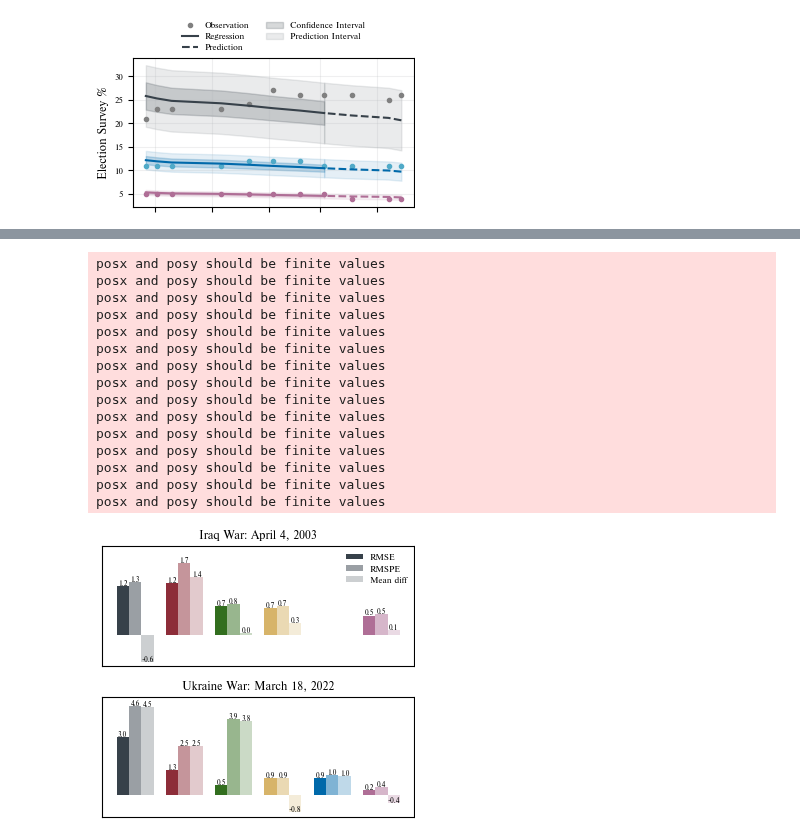
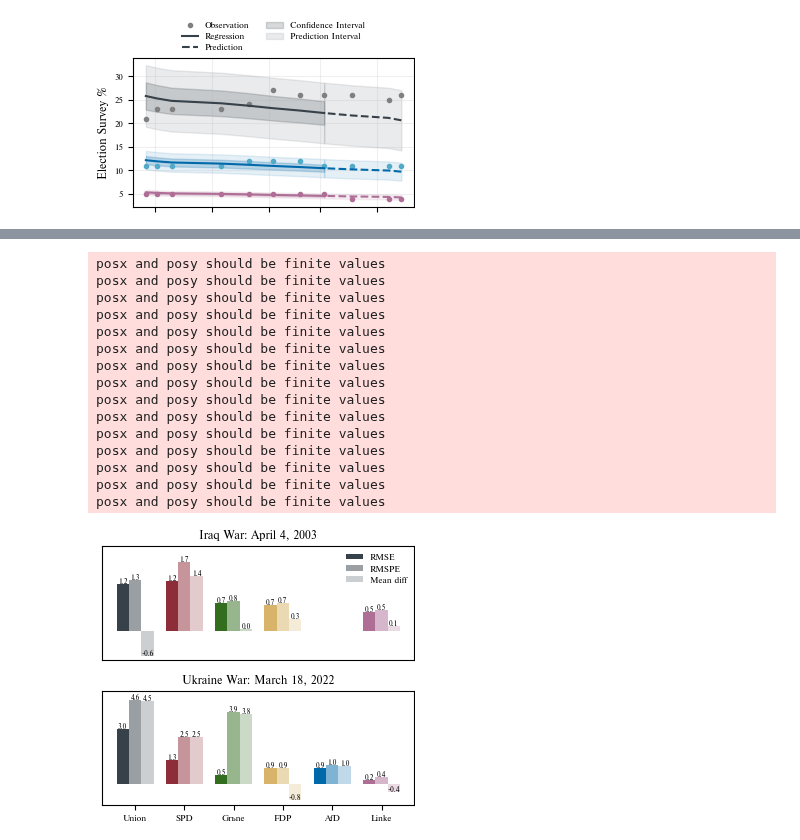
Before and after one commit to schokoblume/Data-Literacy, a Jupyter notebook: Analysis/LinearRegressionPrediction.ipynb, the cells around one changed output, grey strips where cells are left out. Drawn from its saved outputs; the diff is of its cells as text; code cells hidden in the pictures.

```diff
--- a/Analysis/LinearRegressionPrediction.ipynb
+++ b/Analysis/LinearRegressionPrediction.ipynb
@@ -290,38 +290,39 @@ for bars in [bars1, bars2, bars3]:
 bars1 = ax2.bar(bar_positions - bar_width, df_ukraine['RMSE Ukraine'], bar_width, color=[colours_party[partei] for partei in df_ukraine['Party']], alpha=1, label='RMSE')
 bars2 = ax2.bar(bar_positions, df_ukraine['RMSPE Ukraine'], bar_width, color=[colours_party[partei] for partei in df_ukraine['Party']], alpha=0.5, label='RMSPE')
 bars3 = ax2.bar(bar_positions + bar_width, df_ukraine['Mean diff Ukraine'], bar_width, color=[colours_party[partei] for partei in df_ukraine['Party']], alpha=0.25, label='Mean diff')
-#ax2.set_xticks(bar_positions)
-ax2.set_xticks([])
+ax2.set_xticks(bar_positions)
+ax2.set_xticklabels(df_ukraine['Party'])
+#ax2.set_xticks([])
 ax2.set_yticks([])
 #ax1.legend(loc='upper right')
 ax2.set_ylim(min(min(df_ukraine['RMSE Ukraine']), min(df_ukraine['RMSPE Ukraine']), min(df_ukraine['Mean diff Ukraine'])) -0.25,
             max(max(df_ukraine['RMSE Ukraine']), max(df_ukraine['RMSPE Ukraine']), max(df_ukraine['Mean diff Ukraine'])) + 0.5)  # Adjusted ylim
-#ax2.set_xticklabels(df_ukraine['Party'])
+
 ax2.set_title('Ukraine War: March 18, 2022')
 
 # Annotate each bar with its value
 for bars in [bars1, bars2, bars3]:
     for bar in bars:
         height = bar.get_height()
         ax2.text(bar.get_x() + bar.get_width()/2, height, '%.1f' % height, ha='center', va='bottom',  fontsize=5)
 
 #plt.tight_layout()
 plt.savefig('Combined_Plots.pdf', format='pdf')
 plt.show()
 # %% [output]
 posx and posy should be finite values
 posx and posy should be finite values
 posx and posy should be finite values
 posx and posy should be finite values
 posx and posy should be finite values
 posx and posy should be finite values
 posx and posy should be finite values
 posx and posy should be finite values
 posx and posy should be finite values
 posx and posy should be finite values
 posx and posy should be finite values
 posx and posy should be finite values
 posx and posy should be finite values
 posx and posy should be finite values
 posx and posy should be finite values
-[figure, old version]
+[figure, new version]
```
Also changed, not shown: parts of 2 cells of this notebook.
